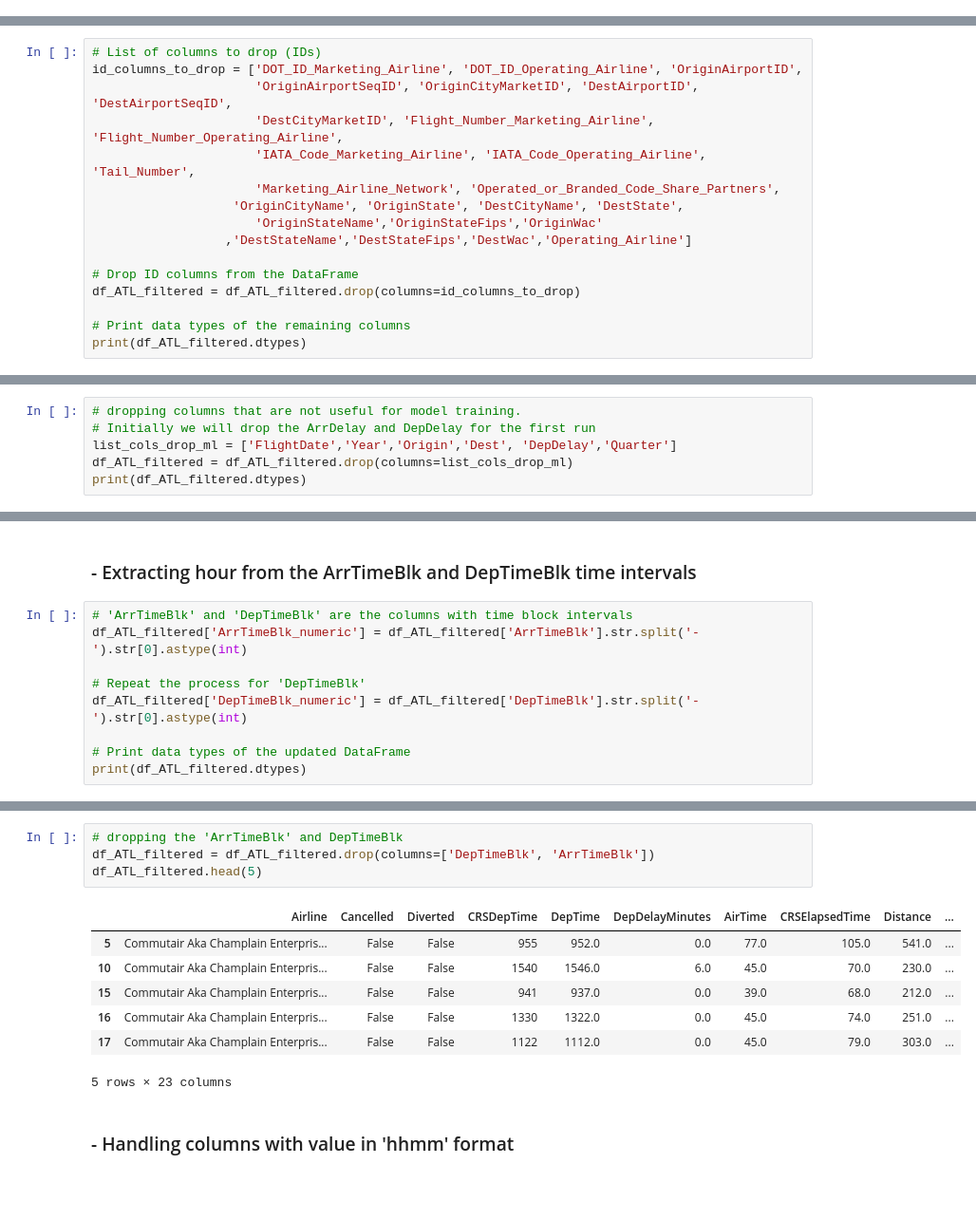
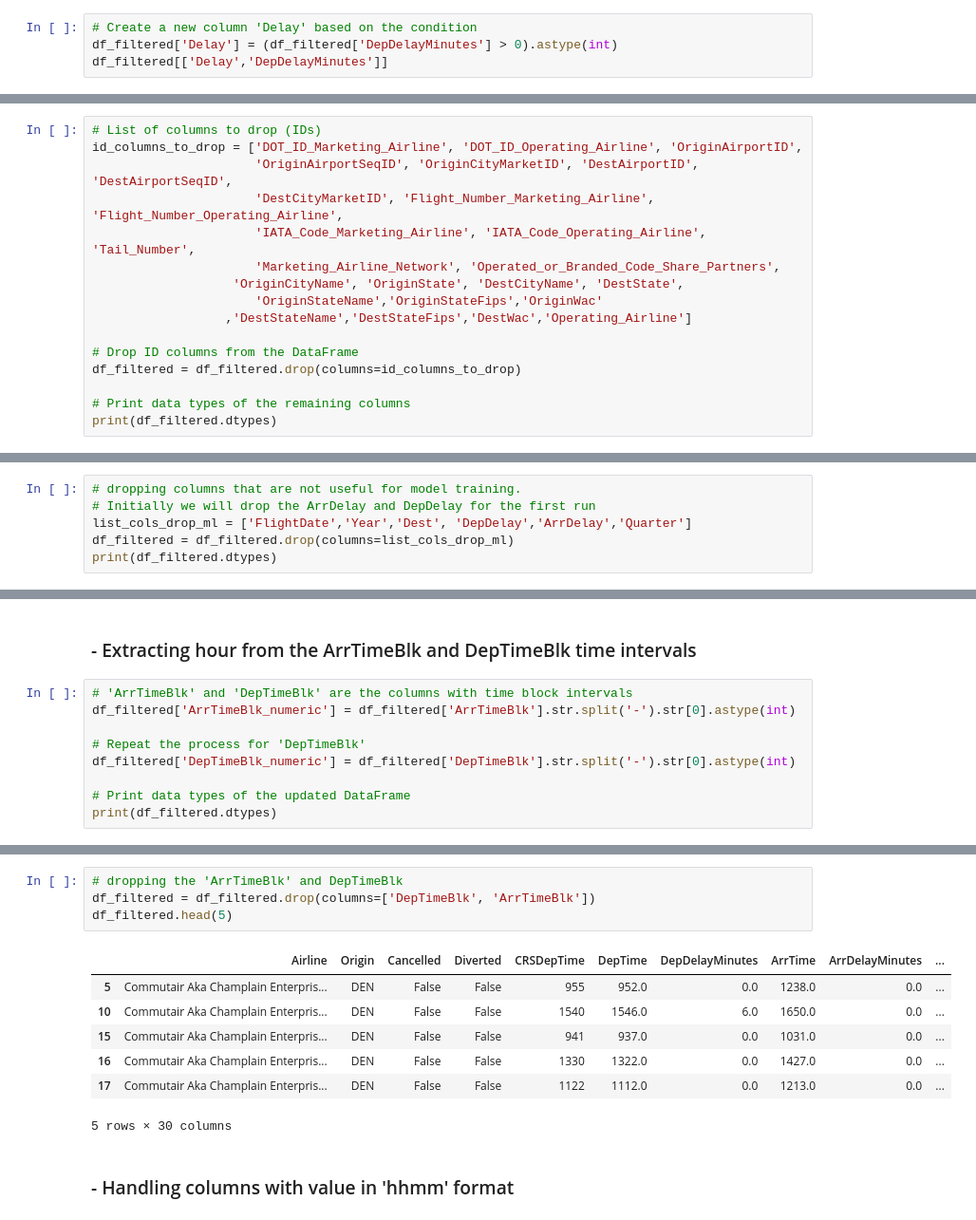
Before and after one commit to patel-aum-yorku/Flight-Status-Prediction, a Jupyter notebook: flight_status.ipynb, the cells around one changed output, grey strips where cells are left out. Shown at 95% size. Drawn from its saved outputs; the diff is of its cells as text; blank space fills up the shorter version.

```diff
--- a/flight_status.ipynb
+++ b/flight_status.ipynb
@@ -119,3 +119,7 @@ df_ATL_filtered.head()
 | 16 | 2022-04-04 | Commutair Aka Champlain Enterpris... | DEN | DRO | False | False | 1330 | 1322.0 | 0.0 | ... |
 | 17 | 2022-04-04 | Commutair Aka Champlain Enterpris... | DEN | SAF | False | False | 1122 | 1112.0 | 0.0 | ... |
 5 rows × 61 columns
+# %%
+# Create a new column 'Delay' based on the condition
+df_filtered['Delay'] = (df_filtered['DepDelayMinutes'] > 0).astype(int)
+df_filtered[['Delay','DepDelayMinutes']]
@@ -136,10 +159,10 @@ id_columns_to_drop = ['DOT_ID_Marketing_Airline', 'DOT_ID_Operating_Airline', 'O
                   ,'DestStateName','DestStateFips','DestWac','Operating_Airline']
 
 # Drop ID columns from the DataFrame
-df_ATL_filtered = df_ATL_filtered.drop(columns=id_columns_to_drop)
+df_filtered = df_filtered.drop(columns=id_columns_to_drop)
 
 # Print data types of the remaining columns
-print(df_ATL_filtered.dtypes)
+print(df_filtered.dtypes)
 # %% [output]
 FlightDate               object
 Airline                  object
@@ -256,8 +238,8 @@ if we don't do so then the ml algorithms will plot time as continous form which
 # %%
 # dropping columns that are not useful for model training.
 # Initially we will drop the ArrDelay and DepDelay for the first run
-list_cols_drop_ml = ['FlightDate','Year','Origin','Dest', 'DepDelay','Quarter']
-df_ATL_filtered = df_ATL_filtered.drop(columns=list_cols_drop_ml)
-print(df_ATL_filtered.dtypes)
+list_cols_drop_ml = ['FlightDate','Year','Dest', 'DepDelay','ArrDelay','Quarter']
+df_filtered = df_filtered.drop(columns=list_cols_drop_ml)
+print(df_filtered.dtypes)
 # %% [output]
 Airline                  object
@@ -286,12 +268,12 @@ Total columns - 23
 ### - Extracting hour from the ArrTimeBlk and DepTimeBlk time intervals
 # %%
 # 'ArrTimeBlk' and 'DepTimeBlk' are the columns with time block intervals
-df_ATL_filtered['ArrTimeBlk_numeric'] = df_ATL_filtered['ArrTimeBlk'].str.split('-').str[0].astype(int)
+df_filtered['ArrTimeBlk_numeric'] = df_filtered['ArrTimeBlk'].str.split('-').str[0].astype(int)
 
 # Repeat the process for 'DepTimeBlk'
-df_ATL_filtered['DepTimeBlk_numeric'] = df_ATL_filtered['DepTimeBlk'].str.split('-').str[0].astype(int)
+df_filtered['DepTimeBlk_numeric'] = df_filtered['DepTimeBlk'].str.split('-').str[0].astype(int)
 
 # Print data types of the updated DataFrame
-print(df_ATL_filtered.dtypes)
+print(df_filtered.dtypes)
 # %% [output]
 Airline                  object
@@ -313,16 +295,16 @@ DepTimeBlk_numeric        int32
 dtype: object
 # %%
 # dropping the 'ArrTimeBlk' and DepTimeBlk
-df_ATL_filtered = df_ATL_filtered.drop(columns=['DepTimeBlk', 'ArrTimeBlk'])
-df_ATL_filtered.head(5)
+df_filtered = df_filtered.drop(columns=['DepTimeBlk', 'ArrTimeBlk'])
+df_filtered.head(5)
 # %% [output]
-|  | Airline | Cancelled | Diverted | CRSDepTime | DepTime | DepDelayMinutes | AirTime | CRSElapsedTime | Distance | ... |
-| 5 | Commutair Aka Champlain Enterpris... | False | False | 955 | 952.0 | 0.0 | 77.0 | 105.0 | 541.0 | ... |
-| 10 | Commutair Aka Champlain Enterpris... | False | False | 1540 | 1546.0 | 6.0 | 45.0 | 70.0 | 230.0 | ... |
-| 15 | Commutair Aka Champlain Enterpris... | False | False | 941 | 937.0 | 0.0 | 39.0 | 68.0 | 212.0 | ... |
-| 16 | Commutair Aka Champlain Enterpris... | False | False | 1330 | 1322.0 | 0.0 | 45.0 | 74.0 | 251.0 | ... |
-| 17 | Commutair Aka Champlain Enterpris... | False | False | 1122 | 1112.0 | 0.0 | 45.0 | 79.0 | 303.0 | ... |
+|  | Airline | Origin | Cancelled | Diverted | CRSDepTime | DepTime | DepDelayMinutes | ArrTime | ArrDelayMinutes | ... |
+| 5 | Commutair Aka Champlain Enterpris... | DEN | False | False | 955 | 952.0 | 0.0 | 1238.0 | 0.0 | ... |
+| 10 | Commutair Aka Champlain Enterpris... | DEN | False | False | 1540 | 1546.0 | 6.0 | 1650.0 | 0.0 | ... |
+| 15 | Commutair Aka Champlain Enterpris... | DEN | False | False | 941 | 937.0 | 0.0 | 1031.0 | 0.0 | ... |
+| 16 | Commutair Aka Champlain Enterpris... | DEN | False | False | 1330 | 1322.0 | 0.0 | 1427.0 | 0.0 | ... |
+| 17 | Commutair Aka Champlain Enterpris... | DEN | False | False | 1122 | 1112.0 | 0.0 | 1213.0 | 0.0 | ... |
-5 rows × 23 columns
+5 rows × 30 columns
 # %% [markdown]
 ### - Handling columns with value in 'hhmm' format
 # %%
```
Also changed, not shown: parts of 34 cells of this notebook.
